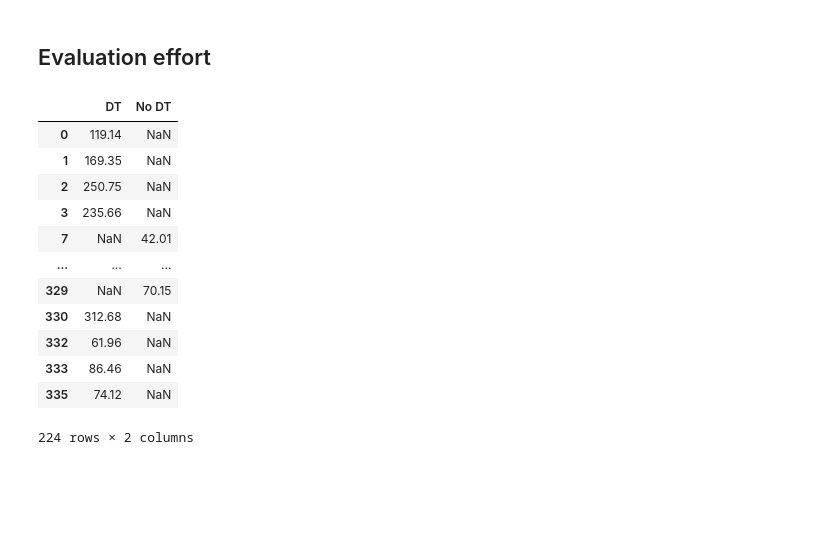
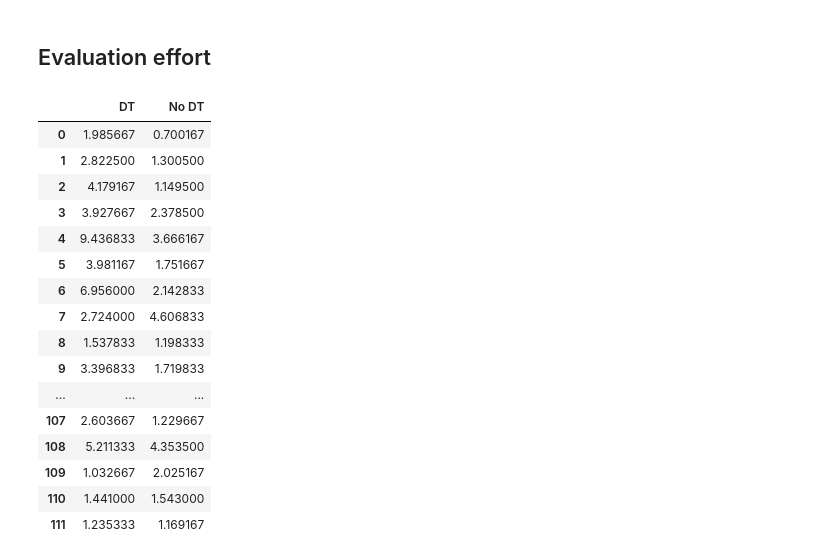
Before and after one commit to christianorossini/masterProject, a Jupyter notebook: experiment/experiments.ipynb, the cells around one changed output. Drawn from its saved outputs; the diff is of its cells as text; code cells hidden in the pictures; blank space fills up the shorter version.

```diff
--- a/experiment/experiments.ipynb
+++ b/experiment/experiments.ipynb
@@ -243,40 +311,36 @@ display(df_kappa_values)
 # %%
 
 answer_dt = answer_no_dummy[answer_no_dummy.isDt==1]
 answer_noDt = answer_no_dummy[answer_no_dummy.isDt==0]
 
 labels = ['DT', 'No DT']
 
-answerDtMinutes = answer_dt.secondsToAnswer
-answerNoDtMinutes = answer_noDt.secondsToAnswer
+answerDtMinutes = answer_dt.secondsToAnswer/60
+answerNoDtMinutes = answer_noDt.secondsToAnswer/60
 
-all_data = [answerDtMinutes,answerNoDtMinutes]
+all_data = [answerDtMinutes.tolist(),answerNoDtMinutes.tolist()]
 
 df_time_required = pd.DataFrame(all_data)
 df_time_required = df_time_required.T
 df_time_required.columns = labels
 
-df_time_required
-
-# plt.boxplot(all_data,
-#                          vert=True,  # vertical box alignment
-#                          patch_artist=True,  # fill with color
-#                          labels=labels)  # will be used to label x-ticks
-# plt.show()
-
-# df_table = pd.DataFrame([answerDtMinutes.tolist(),answerNoDtMinutes])
-# df_table.T
+with pd.option_context('display.max_rows', None, 'display.max_columns', None):  # more options can be specified also
+    display(df_time_required)
 # %% [output]
 |  | DT | No DT |
-| 0 | 119.14 | NaN |
-| 1 | 169.35 | NaN |
-| 2 | 250.75 | NaN |
-| 3 | 235.66 | NaN |
-| 7 | NaN | 42.01 |
+| 0 | 1.985667 | 0.700167 |
+| 1 | 2.822500 | 1.300500 |
+| 2 | 4.179167 | 1.149500 |
+| 3 | 3.927667 | 2.378500 |
+| 4 | 9.436833 | 3.666167 |
+| 5 | 3.981167 | 1.751667 |
+| 6 | 6.956000 | 2.142833 |
+| 7 | 2.724000 | 4.606833 |
+| 8 | 1.537833 | 1.198333 |
+| 9 | 3.396833 | 1.719833 |
 | ... | ... | ... |
-| 329 | NaN | 70.15 |
-| 330 | 312.68 | NaN |
-| 332 | 61.96 | NaN |
-| 333 | 86.46 | NaN |
-| 335 | 74.12 | NaN |
+| 107 | 2.603667 | 1.229667 |
+| 108 | 5.211333 | 4.353500 |
+| 109 | 1.032667 | 2.025167 |
+| 110 | 1.441000 | 1.543000 |
+| 111 | 1.235333 | 1.169167 |
-224 rows × 2 columns
```
Also changed, not shown: parts of 7 cells of this notebook, 5 other files.
